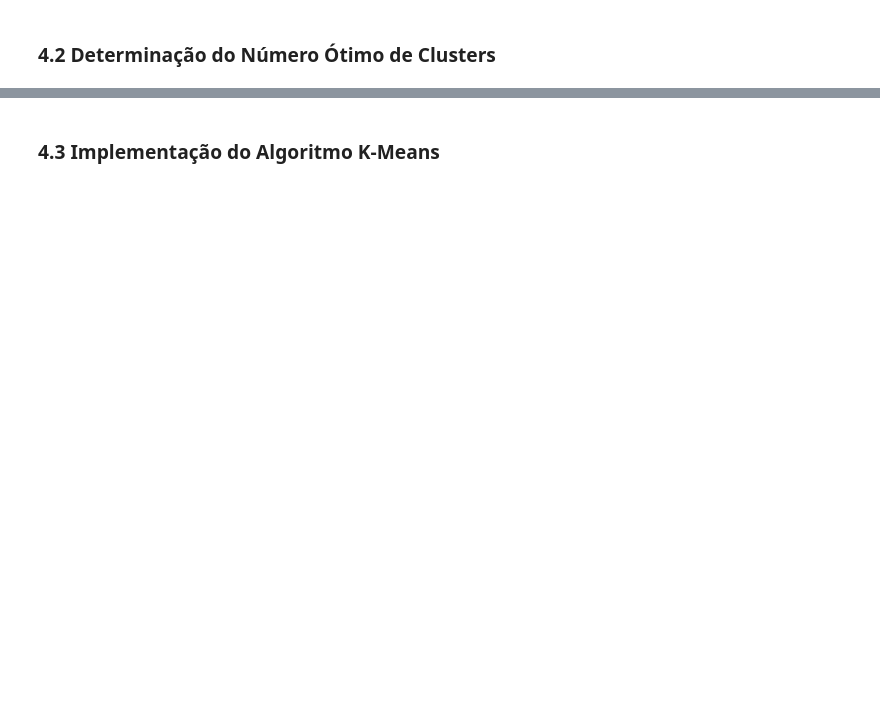
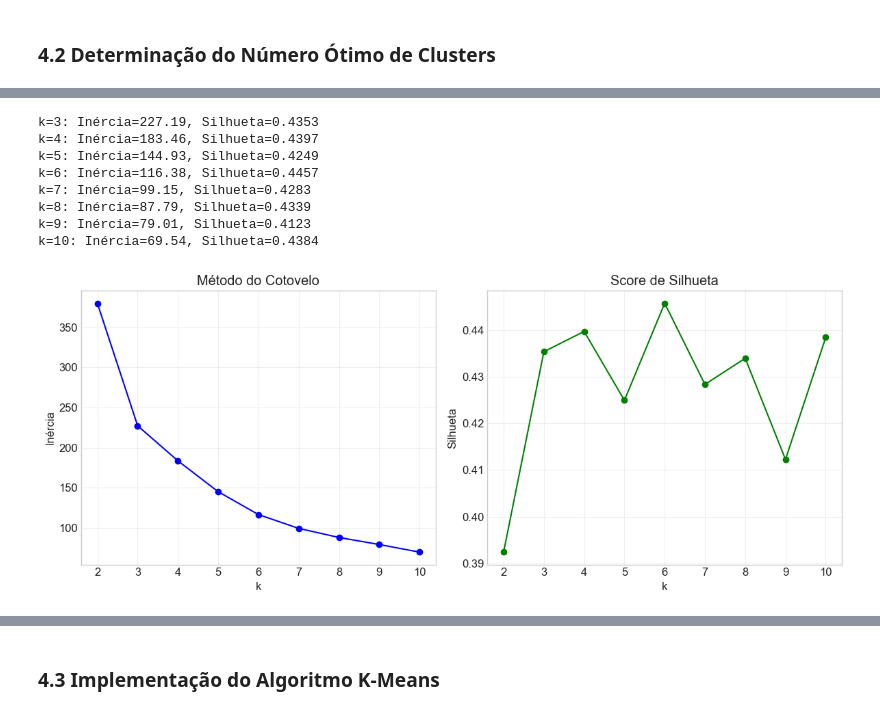
Before and after one commit to FIAP-IA2024/farm-tech-solutions-v5, a Jupyter notebook: notebooks/crop_yield_analysis.ipynb, the cells around one changed output, grey strips where cells are left out. Drawn from its saved outputs; the diff is of its cells as text; code cells hidden in the pictures; blank space fills up the shorter version.

```diff
--- a/notebooks/crop_yield_analysis.ipynb
+++ b/notebooks/crop_yield_analysis.ipynb
@@ -419,67 +442,42 @@ cluster_df, scaled_features, feature_names, scaler = preprocess_data_for_cluster
 ### 4.2 Determinação do Número Ótimo de Clusters
 # %%
 def determine_optimal_clusters(scaled_features, max_clusters=10):
-    """
-    Determina o número ótimo de clusters usando o método do cotovelo e score de silhueta.
-
-    Args:
-        scaled_features (numpy.ndarray): Features escaladas
-        max_clusters (int): Número máximo de clusters a testar
-
-    Returns:
-        int: Número ótimo de clusters
-    """
-    print("\n" + "="*50)
+    print("\n"+"="*50)
     print("DETERMINAÇÃO DO NÚMERO ÓTIMO DE CLUSTERS")
     print("="*50)
-
-    # Calcular a inércia (soma dos quadrados das distâncias) para diferentes valores de k
-    inertia = []
-    silhouette_scores = []
-    k_values = range(2, max_clusters + 1)
-
+    inertia=[]
+    sil_scores=[]
+    k_values=range(2,max_clusters+1)
     for k in k_values:
-        kmeans = KMeans(n_clusters=k, random_state=42, n_init=10)
+        kmeans=KMeans(n_clusters=k, random_state=42, n_init=10)
         kmeans.fit(scaled_features)
         inertia.append(kmeans.inertia_)
+        labels=kmeans.labels_
+        sil=silhouette_score(scaled_features, labels)
+        sil_scores.append(sil)
+        print(f"k={k}: Inércia={kmeans.inertia_:.2f}, Silhueta={sil:.4f}")
 
-        # Calcular score de silhueta
-        labels = kmeans.labels_
-        silhouette_avg = silhouette_score(scaled_features, labels)
-        silhouette_scores.append(silhouette_avg)
-
-        print(f"k={k}: Inércia={kmeans.inertia_:.2f}, Score de Silhueta={silhouette_avg:.4f}")
-
-    # Visualizar o método do cotovelo
-    plt.figure(figsize=(12, 5))
-
-    # Plot da inércia (método do cotovelo)
-    plt.subplot(1, 2, 1)
+    plt.figure(figsize=(12,5))
+    plt.subplot(1,2,1)
     plt.plot(k_values, inertia, 'o-', color='blue')
-    plt.xlabel('Número de Clusters (k)')
+    plt.xlabel('k')
     plt.ylabel('Inércia')
     plt.title('Método do Cotovelo')
-    plt.grid(True, alpha=0.3)
+    plt.grid(alpha=0.3)
 
-    # Plot do score de silhueta
-    plt.subplot(1, 2, 2)
-    plt.plot(k_values, silhouette_scores, 'o-', color='green')
-    plt.xlabel('Número de Clusters (k)')
-    plt.ylabel('Score de Silhueta')
+    plt.subplot(1,2,2)
+    plt.plot(k_values, sil_scores, 'o-', color='green')
+    plt.xlabel('k')
+    plt.ylabel('Silhueta')
     plt.title('Score de Silhueta')
-    plt.grid(True, alpha=0.3)
-
+    plt.grid(alpha=0.3)
     plt.tight_layout()
-    plt.savefig(os.path.join(IMAGES_DIR, 'optimal_clusters.png'))
+    plt.savefig(os.path.join(IMAGES_DIR,'optimal_clusters.png'))
     plt.show()
 
-    # Determinar o número ótimo de clusters
-    # Baseado no maior score de silhueta
-    optimal_k = k_values[silhouette_scores.index(max(silhouette_scores))]
+    best_k = k_values[sil_scores.index(max(sil_scores))]
+    print(f"\nNúmero ótimo de clusters={best_k}")
+    return best_k
 
-    print(f"\nNúmero ótimo de clusters (baseado no score de silhueta): {optimal_k}")
-
-    return optimal_k
-
-# Determinar o número ótimo de clusters
 optimal_k = determine_optimal_clusters(scaled_features)
+# %% [output]
@@ -485,0 +505,9 @@ optimal_k = determine_optimal_clusters(scaled_features)
+k=3: Inércia=227.19, Silhueta=0.4353
+k=4: Inércia=183.46, Silhueta=0.4397
+k=5: Inércia=144.93, Silhueta=0.4249
+k=6: Inércia=116.38, Silhueta=0.4457
+k=7: Inércia=99.15, Silhueta=0.4283
+k=8: Inércia=87.79, Silhueta=0.4339
+k=9: Inércia=79.01, Silhueta=0.4123
+k=10: Inércia=69.54, Silhueta=0.4384
+[figure, added]
```
Also changed, not shown: parts of 44 cells of this notebook.
